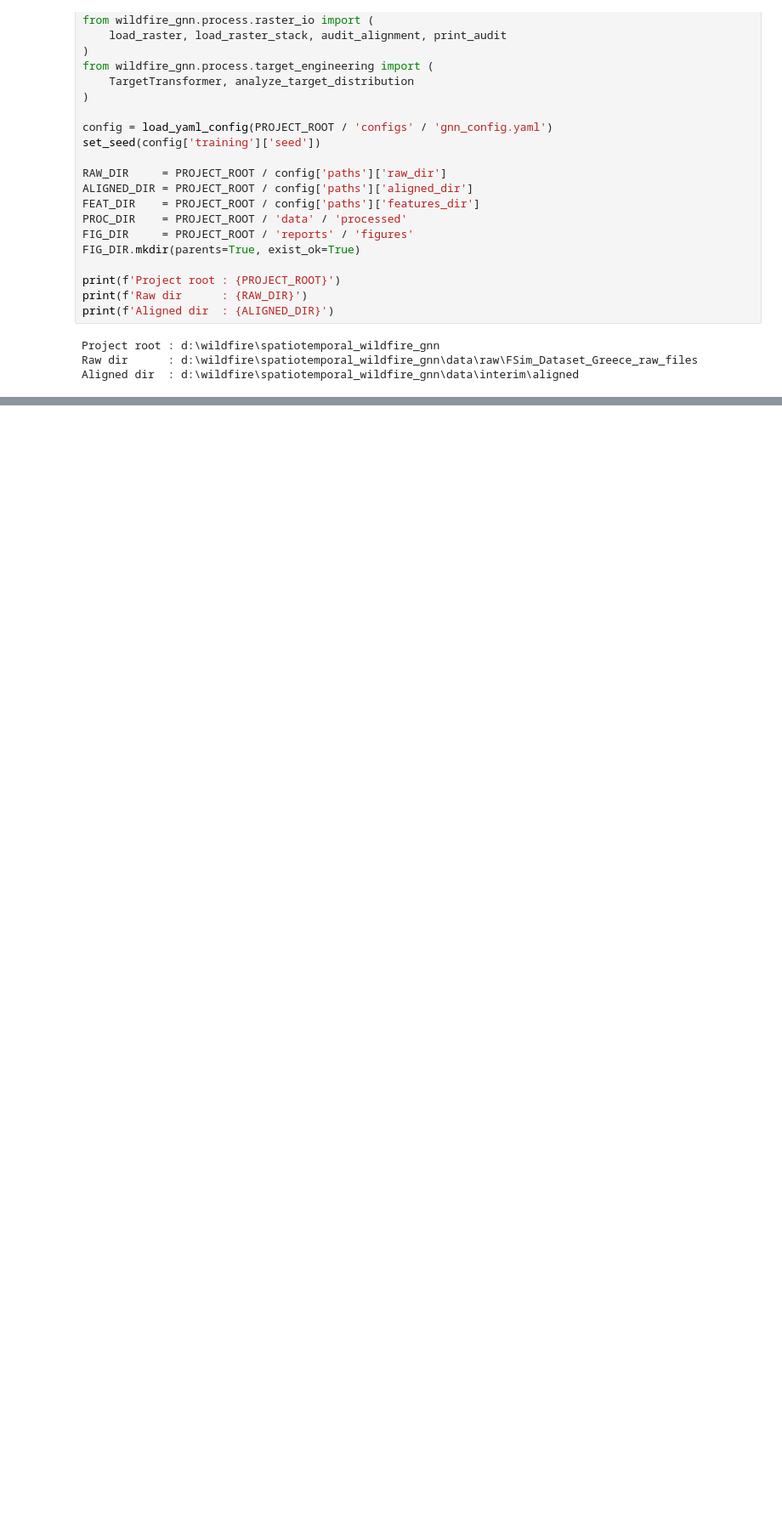
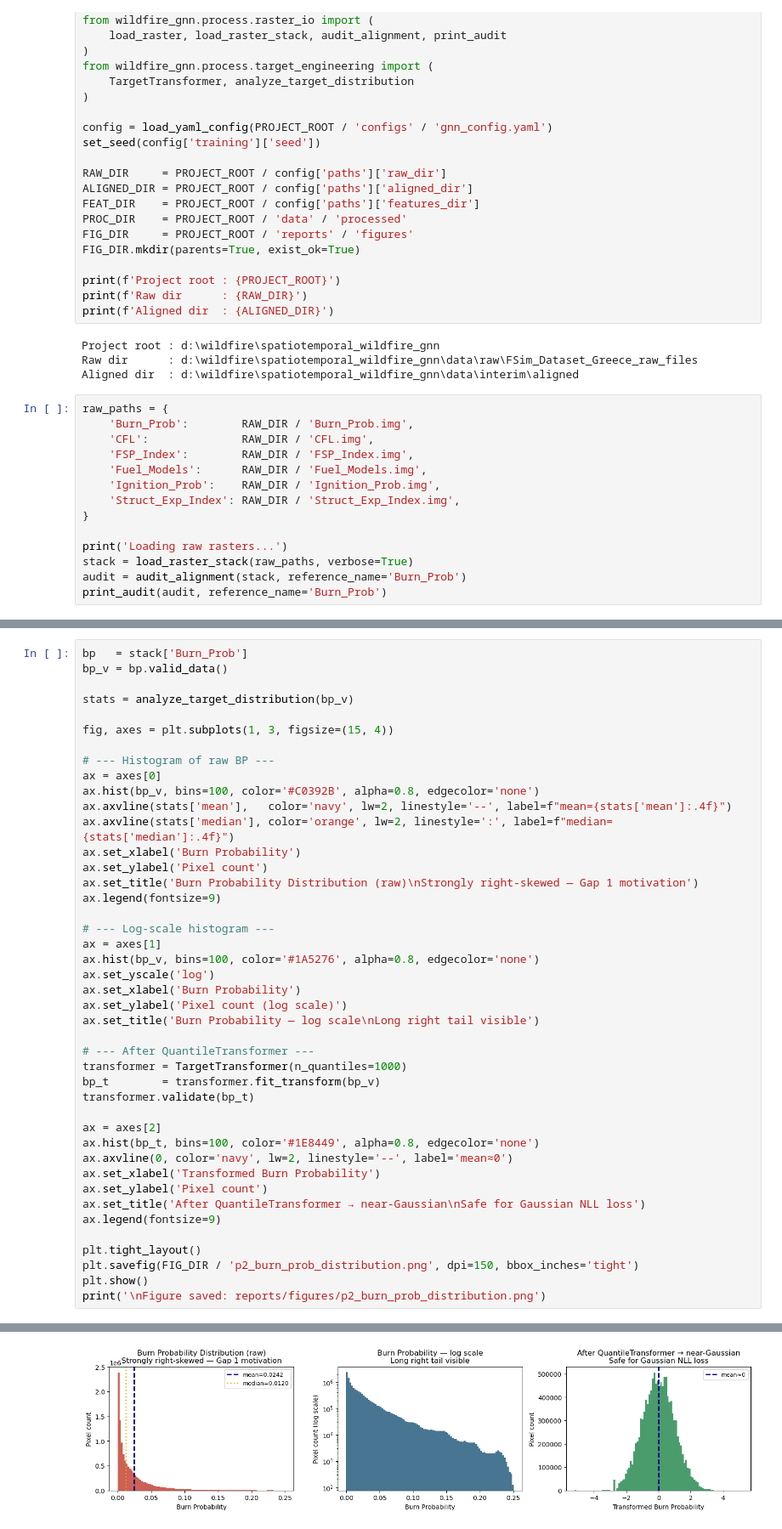
Before and after one commit to dilrabonu/spatiotemporal-gnn-wildfire-risk, a Jupyter notebook: notebooks/01_dataset_exploration.ipynb, the cells around one changed output, grey strips where cells are left out. Shown at 85% size. Cells and saved outputs as stored; diff of their text form; blank space fills up the shorter version.

Commit message:
Visualized

```diff
--- a/notebooks/01_dataset_exploration.ipynb
+++ b/notebooks/01_dataset_exploration.ipynb
@@ -55,3 +55,17 @@ print(f'Aligned dir  : {ALIGNED_DIR}')
 Project root : d:\wildfire\spatiotemporal_wildfire_gnn
 Raw dir      : d:\wildfire\spatiotemporal_wildfire_gnn\data\raw\FSim_Dataset_Greece_raw_files
 Aligned dir  : d:\wildfire\spatiotemporal_wildfire_gnn\data\interim\aligned
+# %%
+raw_paths = {
+    'Burn_Prob':        RAW_DIR / 'Burn_Prob.img',
+    'CFL':              RAW_DIR / 'CFL.img',
+    'FSP_Index':        RAW_DIR / 'FSP_Index.img',
+    'Fuel_Models':      RAW_DIR / 'Fuel_Models.img',
+    'Ignition_Prob':    RAW_DIR / 'Ignition_Prob.img',
+    'Struct_Exp_Index': RAW_DIR / 'Struct_Exp_Index.img',
+}
+
+print('Loading raw rasters...')
+stack = load_raster_stack(raw_paths, verbose=True)
+audit = audit_alignment(stack, reference_name='Burn_Prob')
+print_audit(audit, reference_name='Burn_Prob')
@@ -57,0 +92,44 @@ Aligned dir  : d:\wildfire\spatiotemporal_wildfire_gnn\data\interim\aligned
+# %%
+bp   = stack['Burn_Prob']
+bp_v = bp.valid_data()
+
+stats = analyze_target_distribution(bp_v)
+
+fig, axes = plt.subplots(1, 3, figsize=(15, 4))
+
+# --- Histogram of raw BP ---
+ax = axes[0]
+ax.hist(bp_v, bins=100, color='#C0392B', alpha=0.8, edgecolor='none')
+ax.axvline(stats['mean'],   color='navy', lw=2, linestyle='--', label=f"mean={stats['mean']:.4f}")
+ax.axvline(stats['median'], color='orange', lw=2, linestyle=':', label=f"median={stats['median']:.4f}")
+ax.set_xlabel('Burn Probability')
+ax.set_ylabel('Pixel count')
+ax.set_title('Burn Probability Distribution (raw)\nStrongly right-skewed — Gap 1 motivation')
+ax.legend(fontsize=9)
+
+# --- Log-scale histogram ---
+ax = axes[1]
+ax.hist(bp_v, bins=100, color='#1A5276', alpha=0.8, edgecolor='none')
+ax.set_yscale('log')
+ax.set_xlabel('Burn Probability')
+ax.set_ylabel('Pixel count (log scale)')
+ax.set_title('Burn Probability — log scale\nLong right tail visible')
+
+# --- After QuantileTransformer ---
+transformer = TargetTransformer(n_quantiles=1000)
+bp_t        = transformer.fit_transform(bp_v)
+transformer.validate(bp_t)
+
+ax = axes[2]
+ax.hist(bp_t, bins=100, color='#1E8449', alpha=0.8, edgecolor='none')
+ax.axvline(0, color='navy', lw=2, linestyle='--', label='mean≈0')
+ax.set_xlabel('Transformed Burn Probability')
+ax.set_ylabel('Pixel count')
+ax.set_title('After QuantileTransformer → near-Gaussian\nSafe for Gaussian NLL loss')
+ax.legend(fontsize=9)
+
+plt.tight_layout()
+plt.savefig(FIG_DIR / 'p2_burn_prob_distribution.png', dpi=150, bbox_inches='tight')
+plt.show()
+print('\nFigure saved: reports/figures/p2_burn_prob_distribution.png')
+# %% [output]
@@ -57,0 +154 @@ Aligned dir  : d:\wildfire\spatiotemporal_wildfire_gnn\data\interim\aligned
+[figure, added]
```
Also changed, not shown: parts of 7 cells of this notebook, 3 other files.
